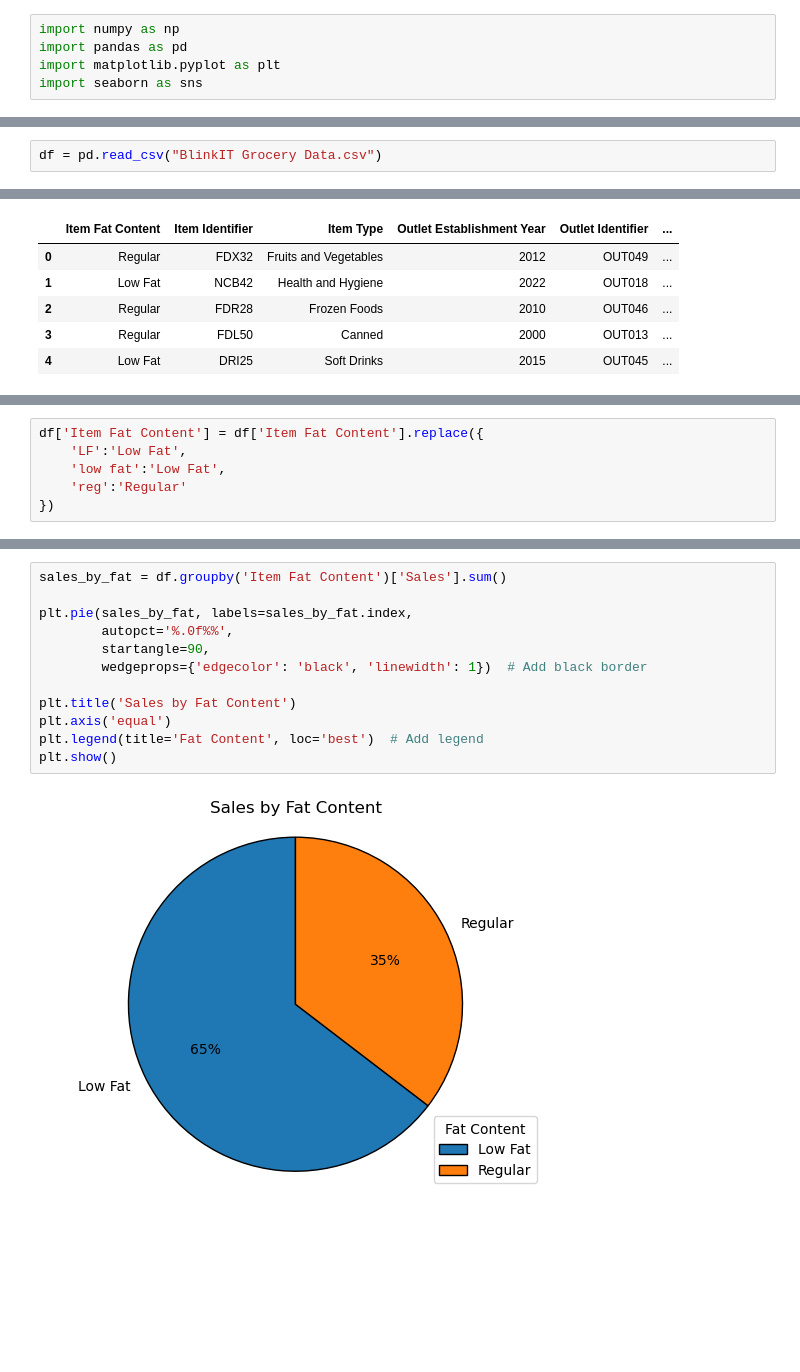
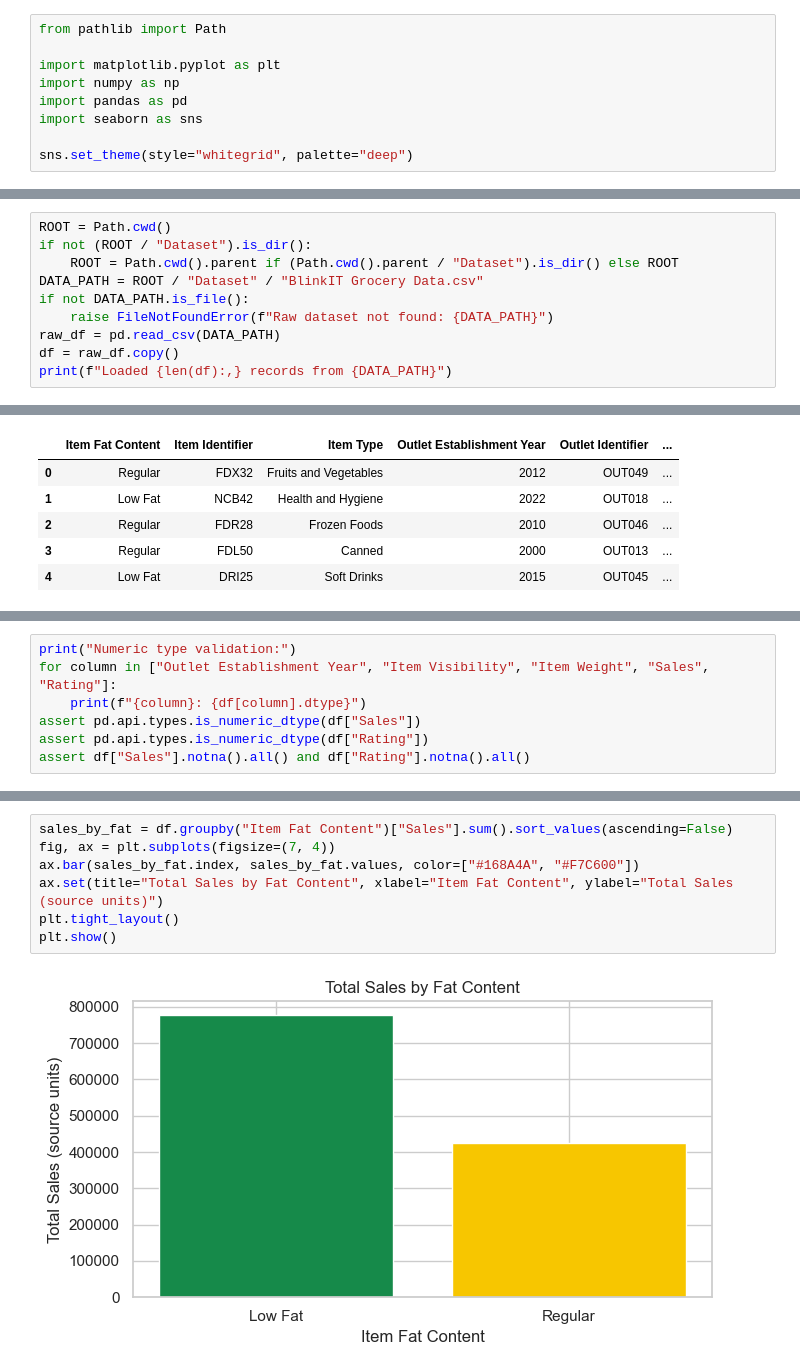
Before and after one commit to Prafulkin/blinkit-sales-analysis, a Jupyter notebook: Blinkit_Data_Analysis_Python.ipynb, the cells around one changed output, grey strips where cells are left out. Saved outputs shown, nothing was run; the diff lists cells and outputs as text; blank space fills up the shorter version.

Commit message:
Improve Blinkit sales analysis portfolio project

```diff
--- a/Blinkit_Data_Analysis_Python.ipynb
+++ b/Blinkit_Data_Analysis_Python.ipynb
@@ -5,6 +9,10 @@
 # %%
+from pathlib import Path
+
+import matplotlib.pyplot as plt
 import numpy as np
 import pandas as pd
-import matplotlib.pyplot as plt
 import seaborn as sns
+
+sns.set_theme(style="whitegrid", palette="deep")
 # %% [markdown]
@@ -12,2 +21,10 @@ import seaborn as sns
 # %%
-df = pd.read_csv("BlinkIT Grocery Data.csv")
+ROOT = Path.cwd()
+if not (ROOT / "Dataset").is_dir():
+    ROOT = Path.cwd().parent if (Path.cwd().parent / "Dataset").is_dir() else ROOT
+DATA_PATH = ROOT / "Dataset" / "BlinkIT Grocery Data.csv"
+if not DATA_PATH.is_file():
+    raise FileNotFoundError(f"Raw dataset not found: {DATA_PATH}")
+raw_df = pd.read_csv(DATA_PATH)
+df = raw_df.copy()
+print(f"Loaded {len(df):,} records from {DATA_PATH}")
@@ -61,6 +153,7 @@ array(['Regular', 'Low Fat', 'low fat', 'LF', 'reg'], dtype=object)
 # %%
-df['Item Fat Content'] = df['Item Fat Content'].replace({
-    'LF':'Low Fat',
-    'low fat':'Low Fat',
-    'reg':'Regular'
-})
+print("Numeric type validation:")
+for column in ["Outlet Establishment Year", "Item Visibility", "Item Weight", "Sales", "Rating"]:
+    print(f"{column}: {df[column].dtype}")
+assert pd.api.types.is_numeric_dtype(df["Sales"])
+assert pd.api.types.is_numeric_dtype(df["Rating"])
+assert df["Sales"].notna().all() and df["Rating"].notna().all()
@@ -104,15 +218,10 @@ Average Ratings: 4.0
 # %%
-sales_by_fat = df.groupby('Item Fat Content')['Sales'].sum()
-
-plt.pie(sales_by_fat, labels=sales_by_fat.index,
-        autopct='%.0f%%',
-        startangle=90,
-        wedgeprops={'edgecolor': 'black', 'linewidth': 1})  # Add black border
-
-plt.title('Sales by Fat Content')
-plt.axis('equal')
-plt.legend(title='Fat Content', loc='best')  # Add legend
+sales_by_fat = df.groupby("Item Fat Content")["Sales"].sum().sort_values(ascending=False)
+fig, ax = plt.subplots(figsize=(7, 4))
+ax.bar(sales_by_fat.index, sales_by_fat.values, color=["#168A4A", "#F7C600"])
+ax.set(title="Total Sales by Fat Content", xlabel="Item Fat Content", ylabel="Total Sales (source units)")
+plt.tight_layout()
 plt.show()
 # %% [output]
-[figure, old version]
+[figure, new version]
 # %% [markdown]
```
Also changed, not shown: parts of 38 cells of this notebook, 11 other files.
